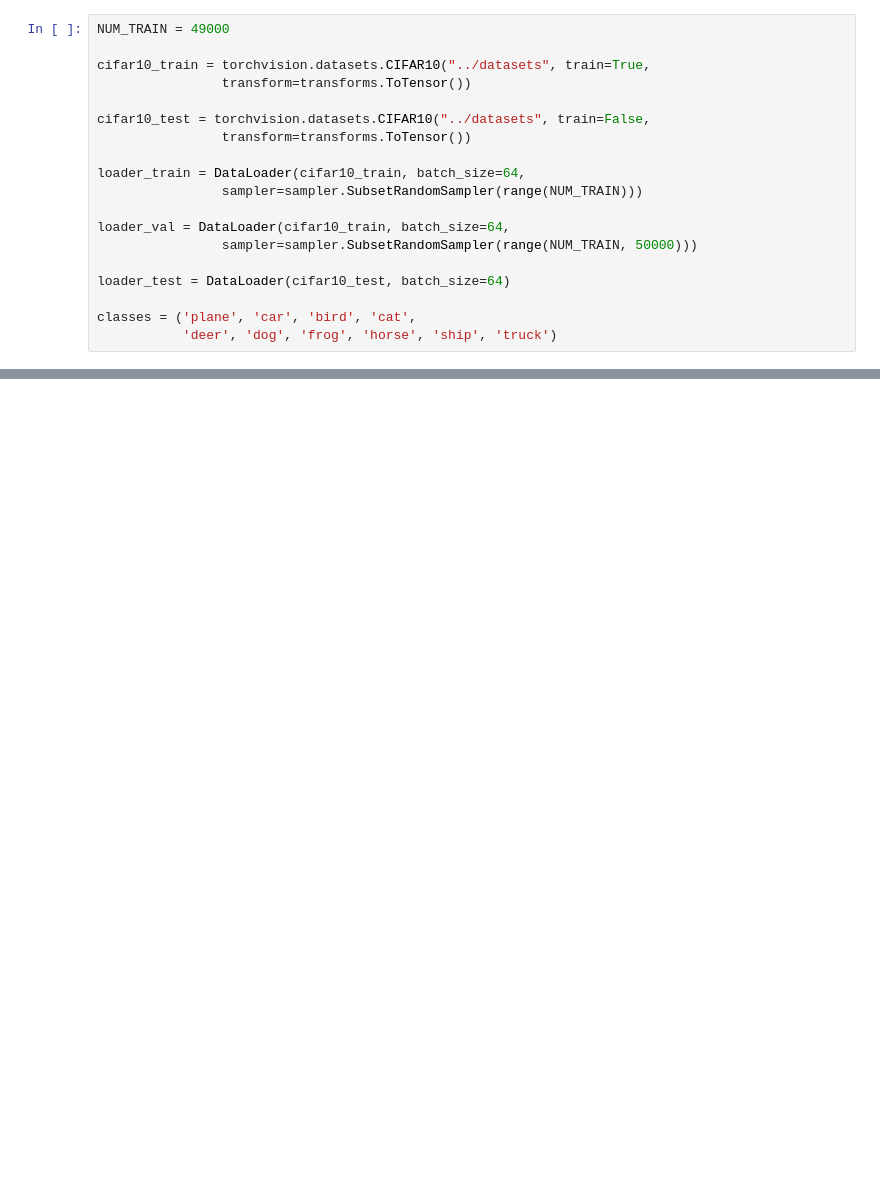
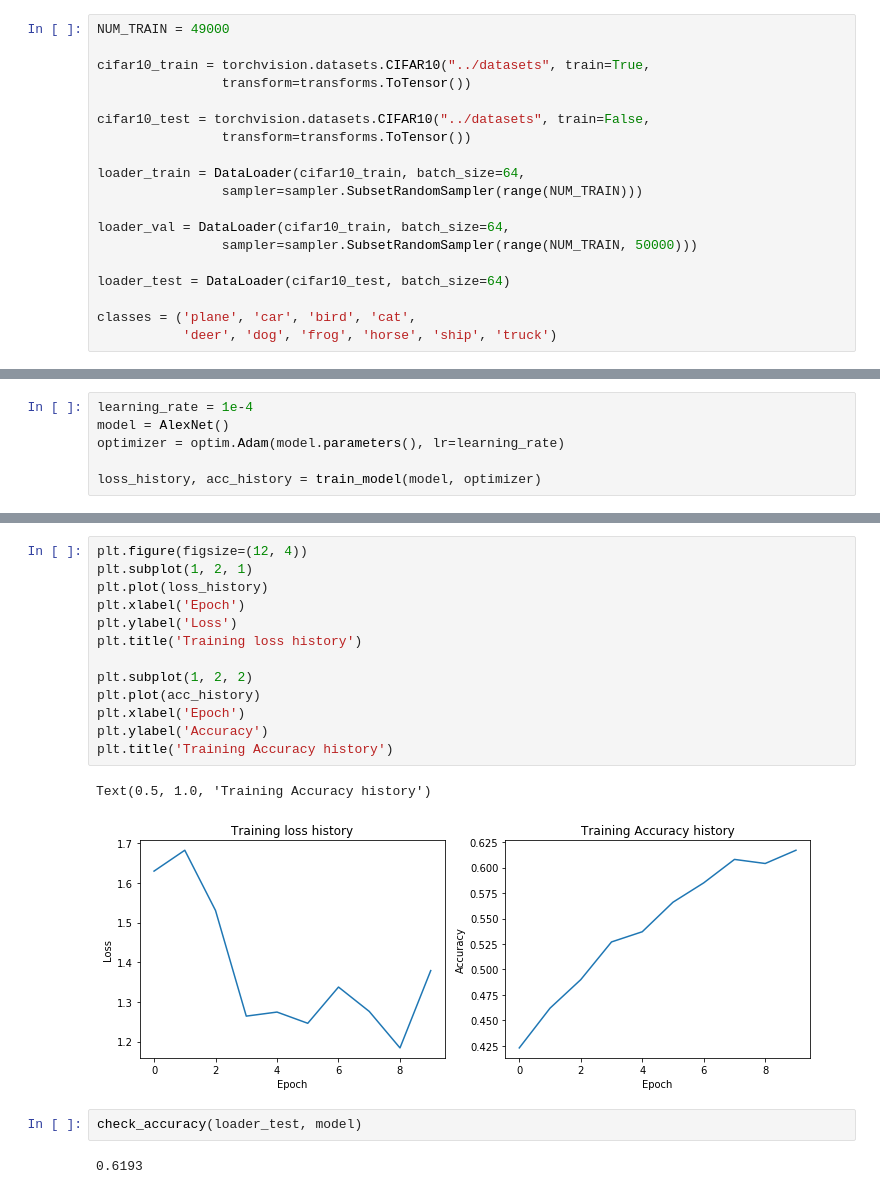
Before and after one commit to IslandCloud/Classification, a Jupyter notebook: AlexNet/AlexNet.ipynb, the cells around one changed output, grey strips where cells are left out. Drawn from its saved outputs; the diff is of its cells as text; blank space fills up the shorter version.

Commit message:
AlexNet

```diff
--- a/AlexNet/AlexNet.ipynb
+++ b/AlexNet/AlexNet.ipynb
@@ -50,0 +170,6 @@ plt.axis('off')
+# %%
+learning_rate = 1e-4
+model = AlexNet()
+optimizer = optim.Adam(model.parameters(), lr=learning_rate)
+
+loss_history, acc_history = train_model(model, optimizer)
@@ -50,0 +187,20 @@ plt.axis('off')
+# %%
+plt.figure(figsize=(12, 4))
+plt.subplot(1, 2, 1)
+plt.plot(loss_history)
+plt.xlabel('Epoch')
+plt.ylabel('Loss')
+plt.title('Training loss history')
+
+plt.subplot(1, 2, 2)
+plt.plot(acc_history)
+plt.xlabel('Epoch')
+plt.ylabel('Accuracy')
+plt.title('Training Accuracy history')
+# %% [output]
+Text(0.5, 1.0, 'Training Accuracy history')
+[figure, added]
+# %%
+check_accuracy(loader_test, model)
+# %% [output]
+0.6193
```
Also changed, not shown: parts of 5 cells of this notebook.
